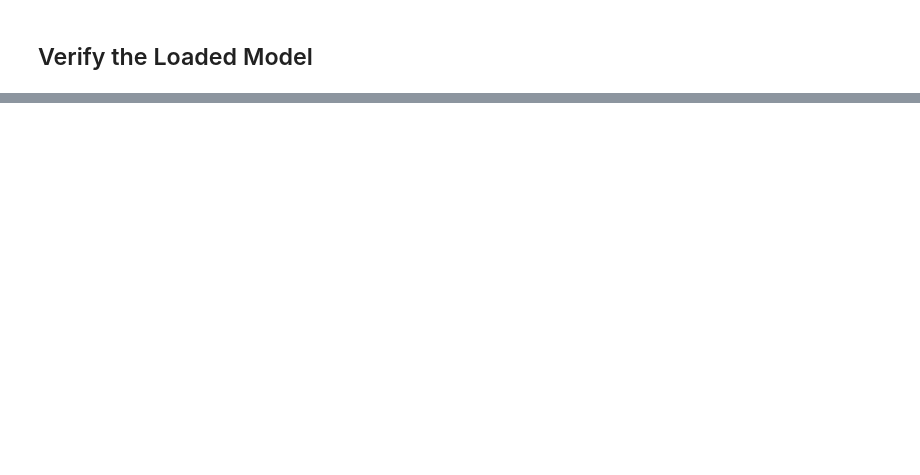
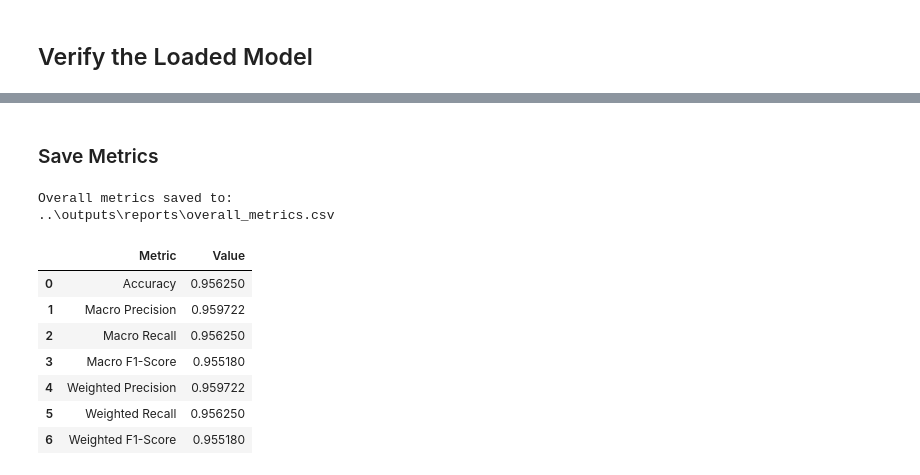
Before and after one commit to ManojDursoju/brain-tumor-ai-platform, a Jupyter notebook: notebooks/04_model_evaluation.ipynb, the cells around one changed output, grey strips where cells are left out. Cells and saved outputs as stored; diff of their text form; code cells hidden in the pictures; blank space fills up the shorter version.

```diff
--- a/notebooks/04_model_evaluation.ipynb
+++ b/notebooks/04_model_evaluation.ipynb
@@ -57,0 +433,43 @@ print(f"Model Path         : {MODEL_PATH}")
+# %% [markdown]
+### Save Metrics
+# %%
+metrics_df = pd.DataFrame({
+    "Metric": [
+        "Accuracy",
+        "Macro Precision",
+        "Macro Recall",
+        "Macro F1-Score",
+        "Weighted Precision",
+        "Weighted Recall",
+        "Weighted F1-Score"
+    ],
+    "Value": [
+        accuracy,
+        precision_macro,
+        recall_macro,
+        f1_macro,
+        precision_weighted,
+        recall_weighted,
+        f1_weighted
+    ]
+})
+
+metrics_path = REPORTS_DIR / "overall_metrics.csv"
+
+metrics_df.to_csv(metrics_path, index=False)
+
+print(f"Overall metrics saved to:\n{metrics_path}")
+# %% [output]
+Overall metrics saved to:
+..\outputs\reports\overall_metrics.csv
+# %%
+metrics_df
+# %% [output]
+|  | Metric | Value |
+| 0 | Accuracy | 0.956250 |
+| 1 | Macro Precision | 0.959722 |
+| 2 | Macro Recall | 0.956250 |
+| 3 | Macro F1-Score | 0.955180 |
+| 4 | Weighted Precision | 0.959722 |
+| 5 | Weighted Recall | 0.956250 |
+| 6 | Weighted F1-Score | 0.955180 |
```
Also changed, not shown: parts of 37 cells of this notebook, 40 other files.
